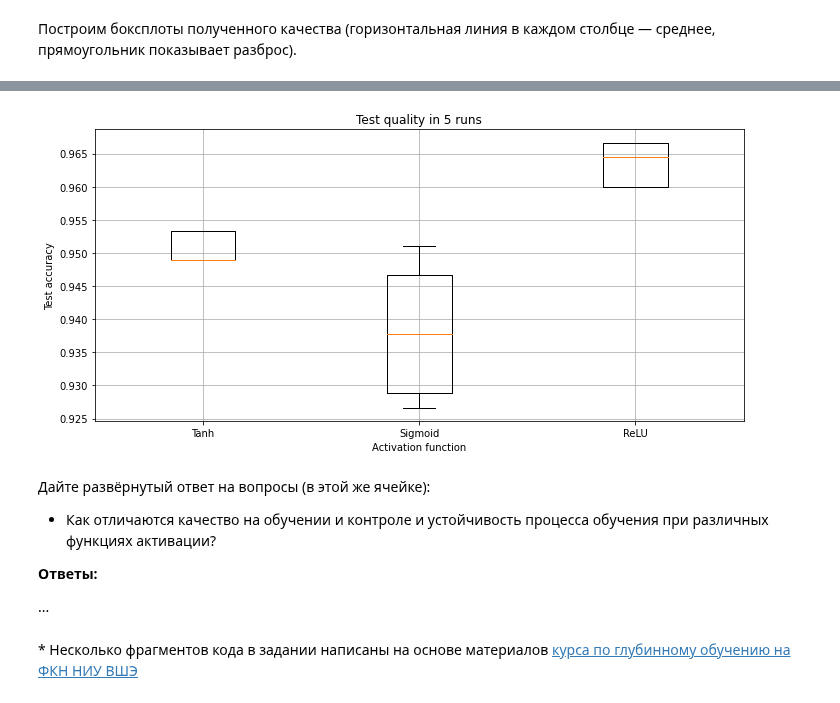
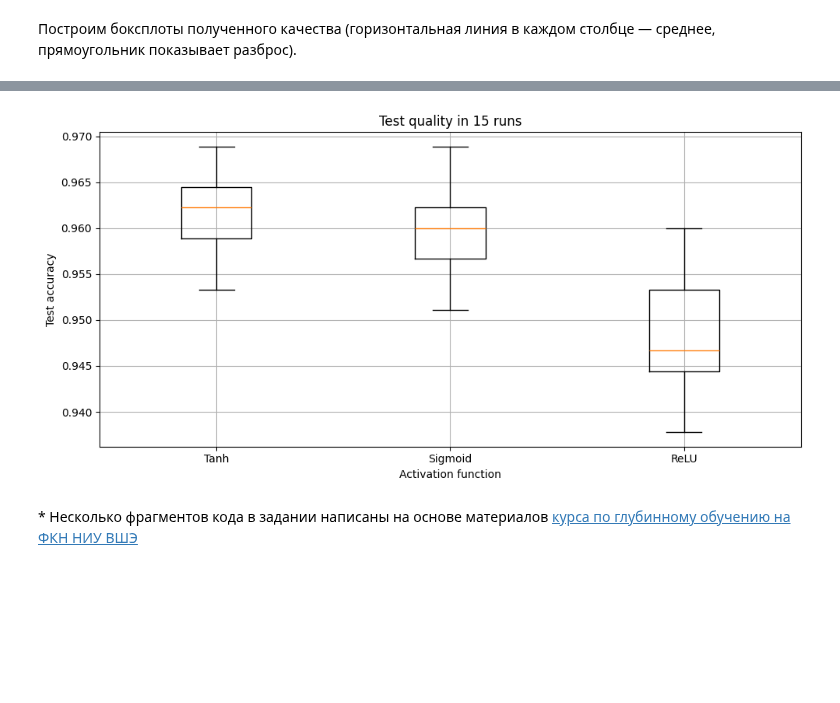
Before and after one commit to Bogachevv/MMP_prac_spring_24, a Jupyter notebook: task_1/task_01.ipynb, the cells around one changed output, grey strips where cells are left out. Saved outputs shown, nothing was run; the diff lists cells and outputs as text; code cells hidden in the pictures; blank space fills up the shorter version.

```diff
--- a/task_1/task_01.ipynb
+++ b/task_1/task_01.ipynb
@@ -1146,5 +1390,6 @@ class Sigmoid:
 act_func_vars = ['Tanh', 'Sigmoid', 'ReLU']
 init_for_act_funcs = ['Xavier', 'Xavier', 'Kaiming']
 # %%
-accs_train = np.zeros((3, 5))
-accs_test = np.zeros((3, 5))
+accs_train = np.zeros((3, 15))
+accs_test = np.zeros_like(accs_train)
+layer_c = 3
@@ -1152,0 +1396,12 @@ accs_test = np.zeros((3, 5))
+# %%
+np.random.seed(42)
+
+for i, (act_func, init_strategy) in enumerate(zip(act_func_vars, init_for_act_funcs)):
+    for j in range(accs_train.shape[1]):
+        # print(f"{i=}\t{act_func=}\t{init_strategy=}")
+        network = make_network(input_size, 32, output_size, layer_c, ReLU)
+        initialize_network(network, init_strategy)
+        network, cb = train_network(network, history=True)
+
+        accs_train[i, j] = cb.train_acc[-1]
+        accs_test[i, j] = cb.test_acc[-1]
@@ -1154,0 +1453,16 @@ accs_test = np.zeros((3, 5))
+# %%
+accs_train = np.zeros((3, 15))
+accs_test = np.zeros_like(accs_train)
+layer_c = 10
+# %%
+np.random.seed(42)
+
+for i, (act_func, init_strategy) in enumerate(zip(act_func_vars, init_for_act_funcs)):
+    for j in range(accs_train.shape[1]):
+        # print(f"{i=}\t{act_func=}\t{init_strategy=}")
+        network = make_network(input_size, 32, output_size, layer_c, ReLU)
+        initialize_network(network, init_strategy)
+        network, cb = train_network(network, history=True)
+
+        accs_train[i, j] = cb.train_acc[-1]
+        accs_test[i, j] = cb.test_acc[-1]
@@ -1155,24 +1505,17 @@ accs_test = np.zeros((3, 5))
 # %%
 fig, ax = plt.subplots(1, 1, figsize=(10, 5))
 
 ax.boxplot(accs_test.T, labels=act_func_vars, showfliers=False)
 
-ax.set_title("Test quality in 5 runs")
+ax.set_title(f"Test quality in {accs_train.shape[1]} runs")
 ax.set_xlabel("Activation function")
 ax.set_ylabel("Test accuracy")
 ax.grid(True)
 
 fig.tight_layout()
 plt.show()
 # %% [output]
-[figure, old version]
+[figure, new version]
-# %% [markdown]
-Дайте развёрнутый ответ на вопросы (в этой же ячейке):
-* Как отличаются качество на обучении и контроле и устойчивость процесса обучения при различных функциях активации?
-
-__Ответы:__
-
-...
 # %% [markdown]
 \* Несколько фрагментов кода в задании написаны на основе материалов [курса по глубинному обучению на ФКН НИУ ВШЭ](https://www.hse.ru/ba/ami/courses/205504078.html)
 # %% [markdown]
```
Also changed, not shown: parts of 32 cells of this notebook.
